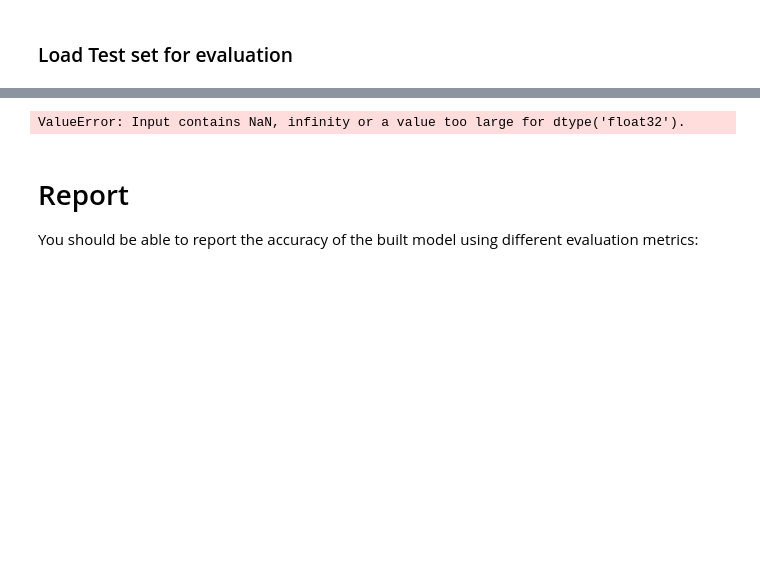
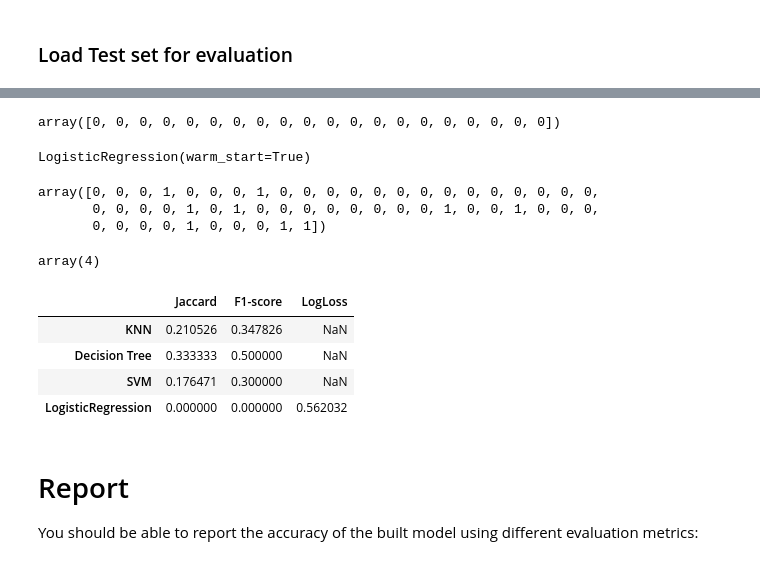
Before and after one commit to pratikpatel02/coursera-capstone-project, a Jupyter notebook: ML0101EN-Proj-Loan-py-v1.ipynb, the cells around one changed output, grey strips where cells are left out. Cells and saved outputs as stored; diff of their text form; code cells hidden in the pictures; blank space fills up the shorter version.

```diff
--- a/ML0101EN-Proj-Loan-py-v1.ipynb
+++ b/ML0101EN-Proj-Loan-py-v1.ipynb
@@ -311,19 +497,58 @@ y_lnstatus[0:10]
+# %%
+# Loan Status column can be converted to binary value PAIDOFF = 9, AND COLLECTION = 1, this will help in analysis/accuracy
+test_df['loan_status'].replace(to_replace=['PAIDOFF','COLLECTION'], value=[0,1],inplace=True)
+y_lnstatus = test_df['loan_status'].values
+y_lnstatus[0:20]
+# %% [output]
+array([0, 0, 0, 0, 0, 0, 0, 0, 0, 0, 0, 0, 0, 0, 0, 0, 0, 0, 0, 0])
+# %%
+KNN = KNeighborsClassifier(n_neighbors = 9).fit(X_train, y_train)
+dTree = DecisionTreeClassifier(criterion = 'entropy').fit(X_train, y_train)
+polySVM = svm.SVC(kernel = 'poly', random_state = 4).fit(X_train, y_train)
+LR = LogisticRegression(solver='lbfgs', warm_start = True)
+LR.fit(X_train, y_train)
+# %% [output]
+LogisticRegression(warm_start=True)
+# %%
+KNN.predict(test_Feature)
+# %% [output]
+array([0, 0, 0, 1, 0, 0, 0, 1, 0, 0, 0, 0, 0, 0, 0, 0, 0, 0, 0, 0, 0, 0,
+       0, 0, 0, 0, 1, 0, 1, 0, 0, 0, 0, 0, 0, 0, 0, 1, 0, 0, 1, 0, 0, 0,
+       0, 0, 0, 0, 1, 0, 0, 0, 1, 1])
 # %%
 # reporting the acuracy using metric, Jaccard	F1-score	LogLoss
-
 # Jaccard
 mtrcsJaccard = np.full(4, np.nan)
-# mtrcsJaccard[0] = jaccard_score(y_lnstatus,KNN.predict(test_Feature) )
-mtrcsJaccard[0] = jaccard_score(y_lnstatus,loanTree.predict(test_Feature) )
+mtrcsJaccard[0] = jaccard_score(y_lnstatus,KNN.predict(test_Feature), )
+mtrcsJaccard[1] = jaccard_score(y_lnstatus,dTree.predict(test_Feature) )
+mtrcsJaccard[2] = jaccard_score(y_lnstatus,polySVM.predict(test_Feature) )
+mtrcsJaccard[3] = jaccard_score(y_lnstatus,LR.predict(test_Feature) )
 
 # F1-score
 mtrcsF1_score = np.full(4, np.nan)
-
+mtrcsF1_score[0] = f1_score(y_lnstatus,KNN.predict(test_Feature), )
+mtrcsF1_score[1] = f1_score(y_lnstatus,dTree.predict(test_Feature) )
+mtrcsF1_score[2] = f1_score(y_lnstatus,polySVM.predict(test_Feature) )
+mtrcsF1_score[3] = f1_score(y_lnstatus,LR.predict(test_Feature) )
 
 # LogLoss
 mtrcsLogLoss = np.full(4, np.nan)
+mtrcsLogLoss[3] = log_loss(y_lnstatus, LR.predict_proba(test_Feature))
-# %% [output]
-ValueError: Input contains NaN, infinity or a value too large for dtype('float32').
+# %%
+Algorithm = np.array(4)
+Algorithm
+# %% [output]
+array(4)
+# %%
+Algorithm = ["KNN", "Decision Tree", "SVM", "LogisticRegression"]
+Report = pd.DataFrame({"Jaccard":mtrcsJaccard, "F1-score":mtrcsF1_score, "LogLoss":mtrcsLogLoss}, index=Algorithm)
+Report
+# %% [output]
+|  | Jaccard | F1-score | LogLoss |
+| KNN | 0.210526 | 0.347826 | NaN |
+| Decision Tree | 0.333333 | 0.500000 | NaN |
+| SVM | 0.176471 | 0.300000 | NaN |
+| LogisticRegression | 0.000000 | 0.000000 | 0.562032 |
 # %% [markdown]
 # Report
 
```
Also changed, not shown: parts of 35 cells of this notebook.
